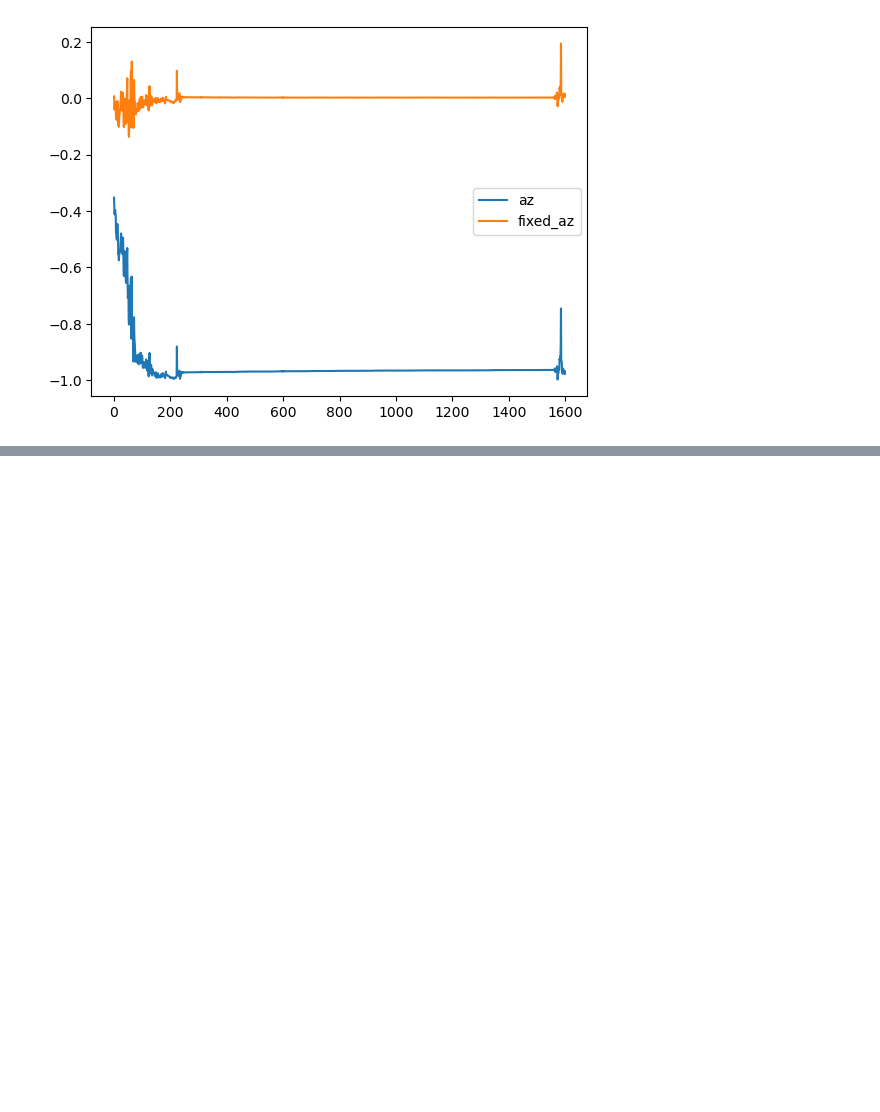
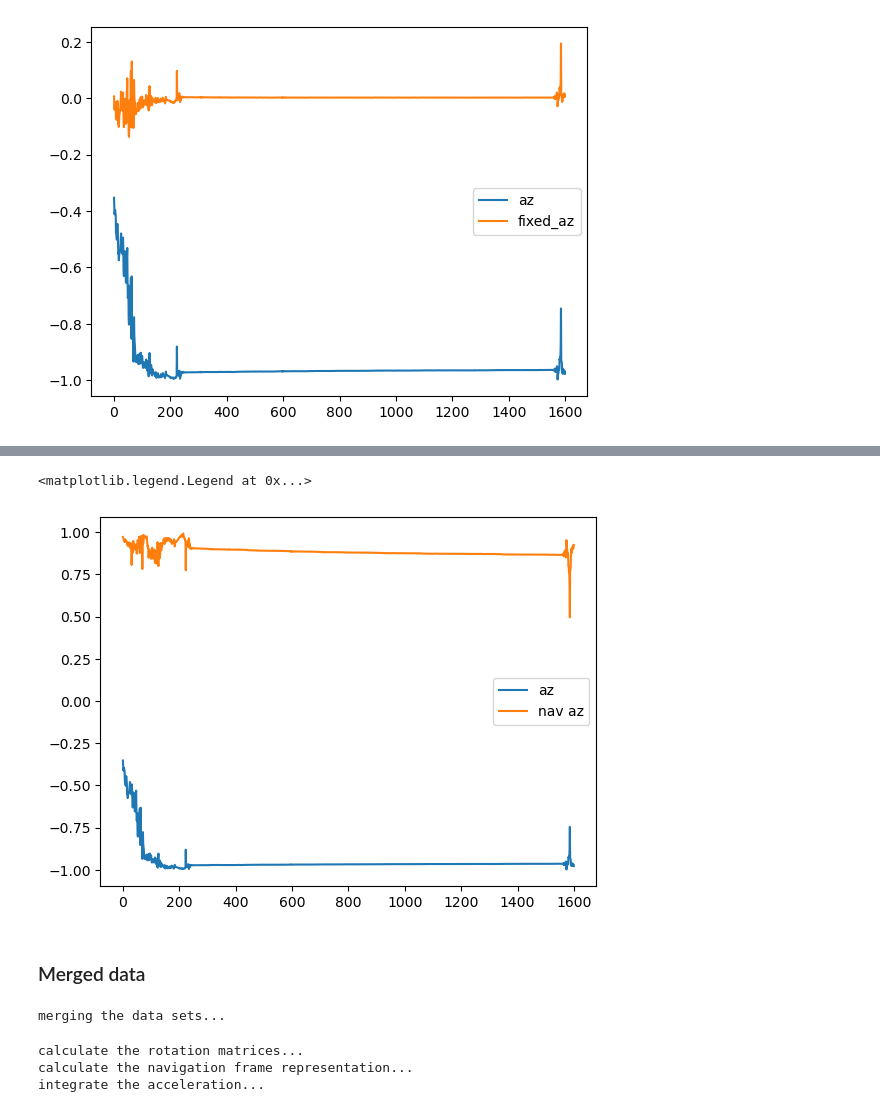
Before and after one commit to anni5701/tracePrediction, a Jupyter notebook: processing_notebook.ipynb, the cells around one changed output, grey strips where cells are left out. Cells and saved outputs as stored; diff of their text form; code cells hidden in the pictures; blank space fills up the shorter version.

```diff
--- a/processing_notebook.ipynb
+++ b/processing_notebook.ipynb
@@ -182,0 +202,9 @@ plt.legend()
+# %%
+plt.plot(imu.loc[:, "az"], label="az")
+plt.plot(imu.loc[:, "nav_az"],label ="nav az")
+plt.legend()
+# %% [output]
+<matplotlib.legend.Legend at 0x...>
+[figure, added]
+# %% [markdown]
+### Merged data
@@ -182,0 +313,4 @@ plt.legend()
+# %%
+data = merge_data_based_on_tab(imu=imu, tab=tab, smoothness=200, step=0.5)
+# %% [output]
+merging the data sets...
@@ -182,0 +378,6 @@ plt.legend()
+# %%
+data = process_dataframe(data)
+# %% [output]
+calculate the rotation matrices...
+calculate the navigation frame representation...
+integrate the acceleration...
```
Also changed, not shown: parts of 17 cells of this notebook.
